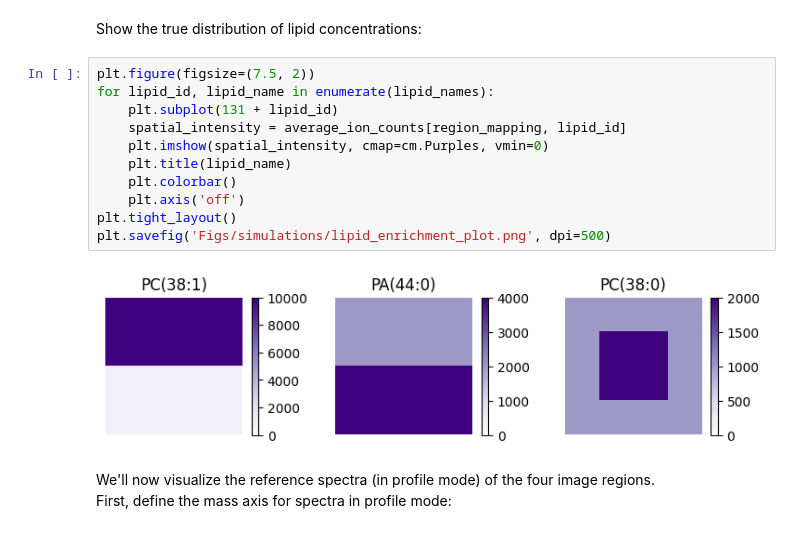
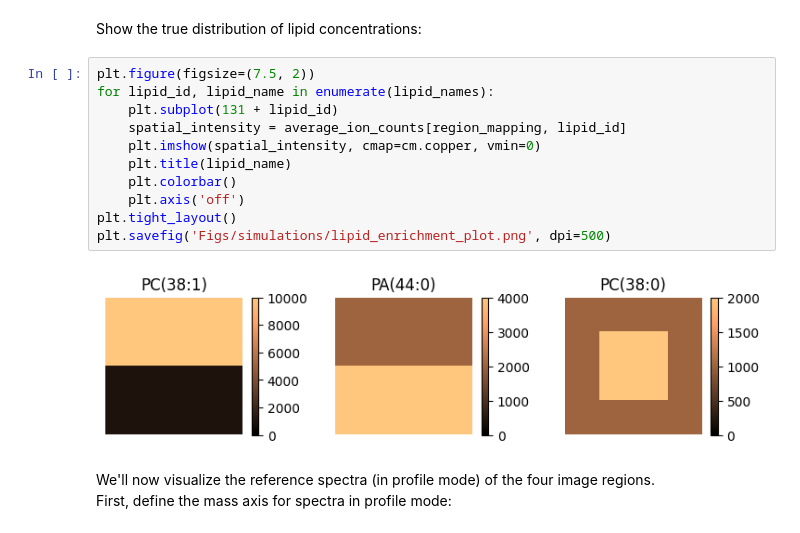
Before and after one commit to mciach/SpatialStein, a Jupyter notebook: Pipeline final/Image simulation.ipynb, the cells around one changed output. Drawn from its saved outputs; the diff is of its cells as text.

```diff
--- a/Pipeline final/Image simulation.ipynb
+++ b/Pipeline final/Image simulation.ipynb
@@ -162,16 +162,16 @@ Show the true distribution of lipid concentrations:
 # %%
 plt.figure(figsize=(7.5, 2))
 for lipid_id, lipid_name in enumerate(lipid_names):
     plt.subplot(131 + lipid_id)
     spatial_intensity = average_ion_counts[region_mapping, lipid_id]
-    plt.imshow(spatial_intensity, cmap=cm.Purples, vmin=0)
+    plt.imshow(spatial_intensity, cmap=cm.copper, vmin=0)
     plt.title(lipid_name)
     plt.colorbar()
     plt.axis('off')
 plt.tight_layout()
 plt.savefig('Figs/simulations/lipid_enrichment_plot.png', dpi=500)
 # %% [output]
-[figure, old version]
+[figure, new version]
 # %% [markdown]
 We'll now visualize the reference spectra (in profile mode) of the four image regions.
 First, define the mass axis for spectra in profile mode:
```
Also changed, not shown: parts of 1 cell of this notebook, 3 other files.
